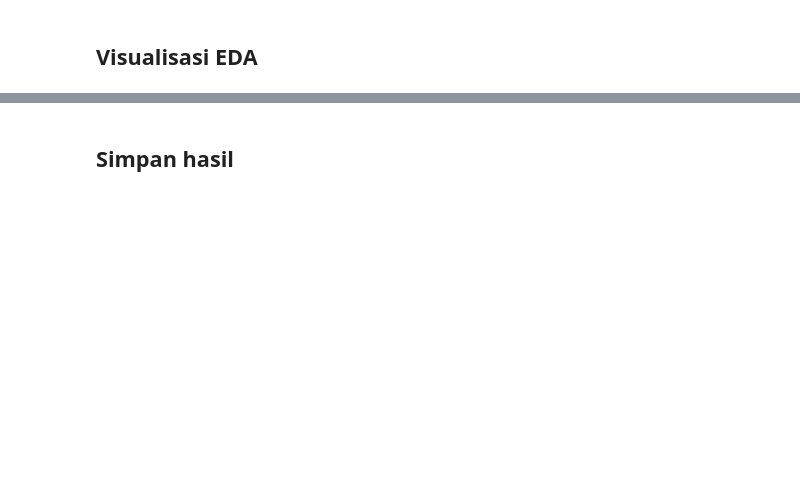
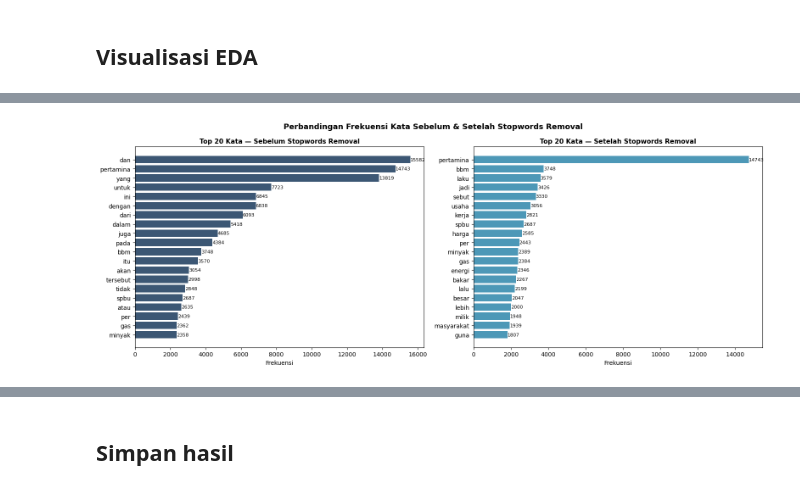
Before and after one commit to yeshaa23/Project-A-Kelompok-4-Pertamina-PBAGenap, a Jupyter notebook: Notebook/EDA.ipynb, the cells around one changed output, grey strips where cells are left out. Cells and saved outputs as stored; diff of their text form; code cells hidden in the pictures; blank space fills up the shorter version.

```diff
--- a/Notebook/EDA.ipynb
+++ b/Notebook/EDA.ipynb
@@ -95,3 +116,36 @@ dtype: int64
+# %%
+from collections import Counter
+
+# Gabungkan semua teks dari kolom 'final_text_clean' dan 'final_text_stemmed'
+all_text_before_sw = ' '.join(df['final_text_clean'].dropna())
+all_text_after_sw = ' '.join(df['final_text_stemmed'].dropna())
+
+# Hitung frekuensi kata sebelum stopwords removal
+words_before = all_text_before_sw.split()
+freq_before = Counter(words_before)
+
+# Hitung frekuensi kata setelah stopwords removal
+words_after = all_text_after_sw.split()
+freq_after = Counter(words_after)
+
+# Top 20 kata sebelum vs sesudah stopwords
+fig, axes = plt.subplots(1, 2, figsize=(16, 6))
+for ax, freq, color, title in [
+    (axes[0], freq_before, "#1A3A5C", "Top 20 Kata — Sebelum Stopwords Removal"),
+    (axes[1], freq_after,  "#2E86AB", "Top 20 Kata — Setelah Stopwords Removal"),
+]:
+    data = pd.DataFrame(freq.most_common(20), columns=["Kata", "Frekuensi"])
+    bars = ax.barh(data["Kata"][::-1], data["Frekuensi"][::-1], color=color, alpha=0.85)
+    ax.set_title(title, fontsize=11, fontweight="bold")
+    ax.set_xlabel("Frekuensi")
+    for bar in bars:
+        ax.text(bar.get_width() + 1, bar.get_y() + bar.get_height()/2,
+                f"{int(bar.get_width())}", va="center", fontsize=8)
+plt.suptitle("Perbandingan Frekuensi Kata Sebelum & Setelah Stopwords Removal", fontsize=13, fontweight="bold")
+plt.tight_layout()
+plt.savefig("2_top_kata_before_after_sw")
+# %% [output]
+[figure, added]
 # %%
 # Visualisasi Distribusi Sentimen
 plt.figure(figsize=(8,6))
```
Also changed, not shown: parts of 13 cells of this notebook.
